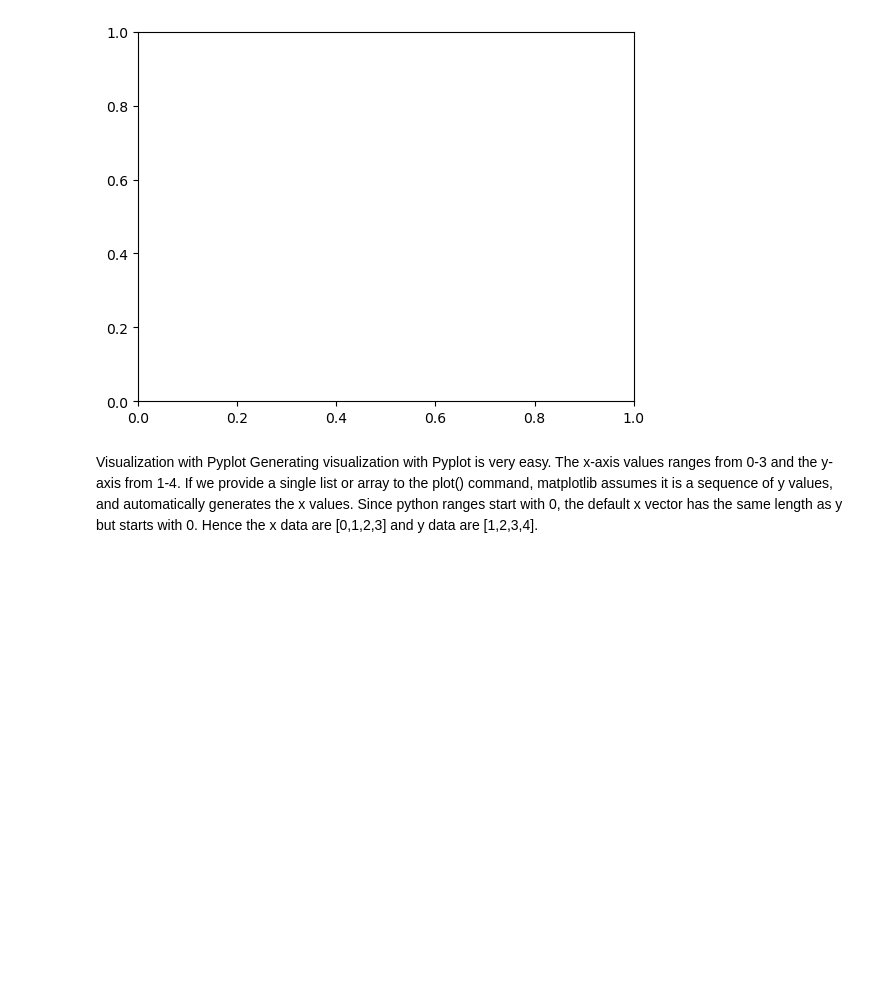
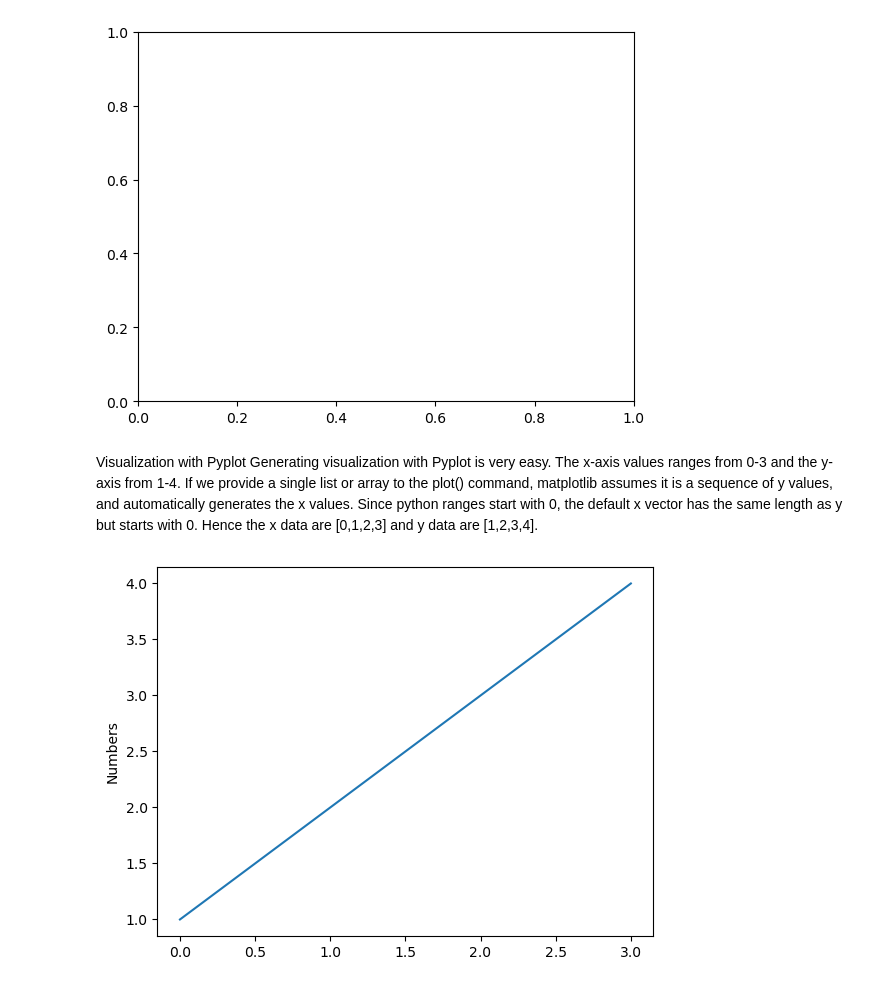
Before and after one commit to VitBuk/MatpotlibTutorial, a Jupyter notebook: Hierarchy of objects.ipynb, the cells around one changed output. Saved outputs shown, nothing was run; the diff lists cells and outputs as text; code cells hidden in the pictures; blank space fills up the shorter version.

```diff
--- a/Hierarchy of objects.ipynb
+++ b/Hierarchy of objects.ipynb
@@ -80,3 +80,9 @@ Axes(0.125,0.11;0.775x0.77)
 # %% [markdown]
 Visualization with Pyplot
 Generating visualization with Pyplot is very easy. The x-axis values ranges from 0-3 and the y-axis from 1-4. If we provide a single list or array to the plot() command, matplotlib assumes it is a sequence of y values, and automatically generates the x values. Since python ranges start with 0, the default x vector has the same length as y but starts with 0. Hence the x data are [0,1,2,3] and y data are [1,2,3,4].
+# %%
+plt.plot([1, 2, 3, 4])
+plt.ylabel('Numbers')
+plt.show()
+# %% [output]
+[figure, added]
```
Also changed, not shown: parts of 2 cells of this notebook.
